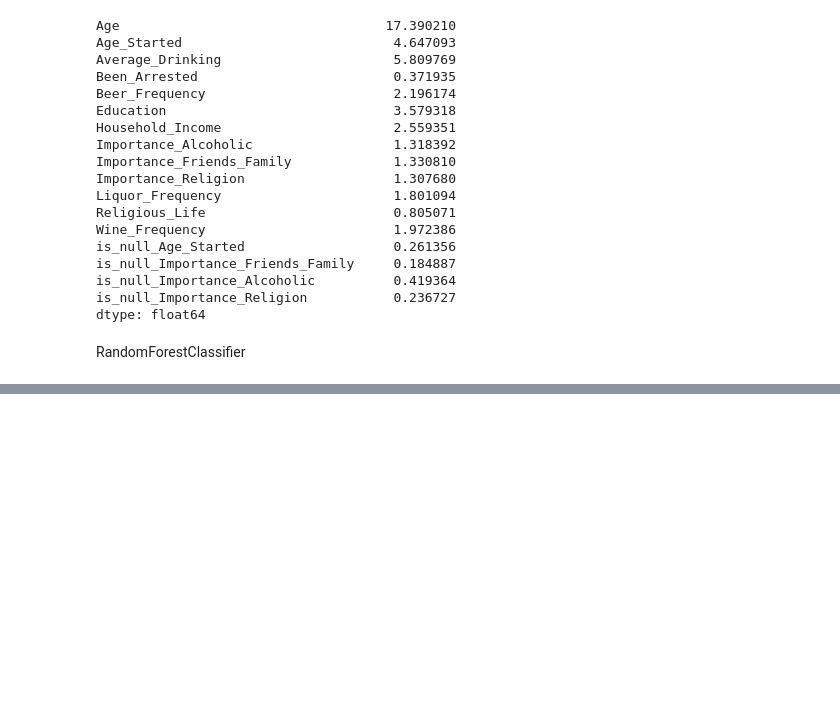
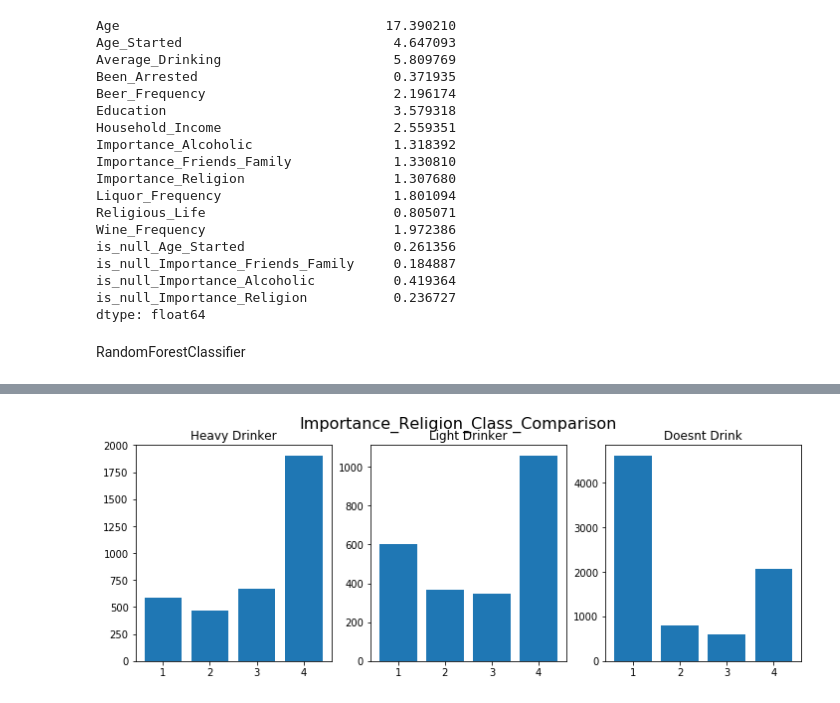
Before and after one commit to stewart-milberger/Alcohol-Consumption-Predictions, a Jupyter notebook: Predicting-Alcohol-Consumption.ipynb, the cells around one changed output, grey strips where cells are left out. Saved outputs shown, nothing was run; the diff lists cells and outputs as text; code cells hidden in the pictures; blank space fills up the shorter version.

```diff
--- a/Predicting-Alcohol-Consumption.ipynb
+++ b/Predicting-Alcohol-Consumption.ipynb
@@ -411,0 +467,11 @@ make_clustering_df('Importance_Friends_Family')
+# %%
+fig, (ax1, ax2, ax3) = plt.subplots(1, 3, figsize=(12, 4))
+fig.suptitle('Importance_Religion_Class_Comparison', fontsize=16)
+ax1.bar(sorted(np.unique(complete_df['Importance_Religion'].values)), heavy.groupby('Importance_Religion')['Importance_Religion'].count())
+ax2.bar(sorted(np.unique(complete_df['Importance_Religion'].values)), low.groupby('Importance_Religion')['Importance_Religion'].count())
+ax3.bar(sorted(np.unique(complete_df['Importance_Religion'].values)), no_drinking.groupby('Importance_Religion')['Importance_Religion'].count())
+ax1.set_title('Heavy Drinker')
+ax2.set_title('Light Drinker')
+ax3.set_title('Doesnt Drink');
+# %% [output]
+[figure, added]
```
Also changed, not shown: parts of 50 cells of this notebook.
